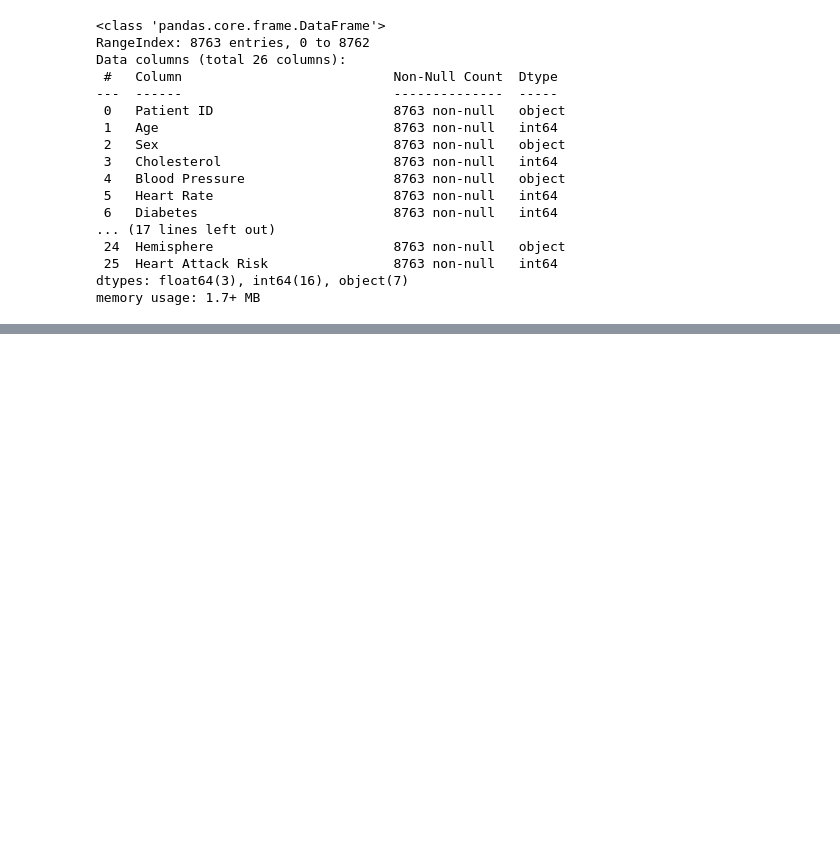
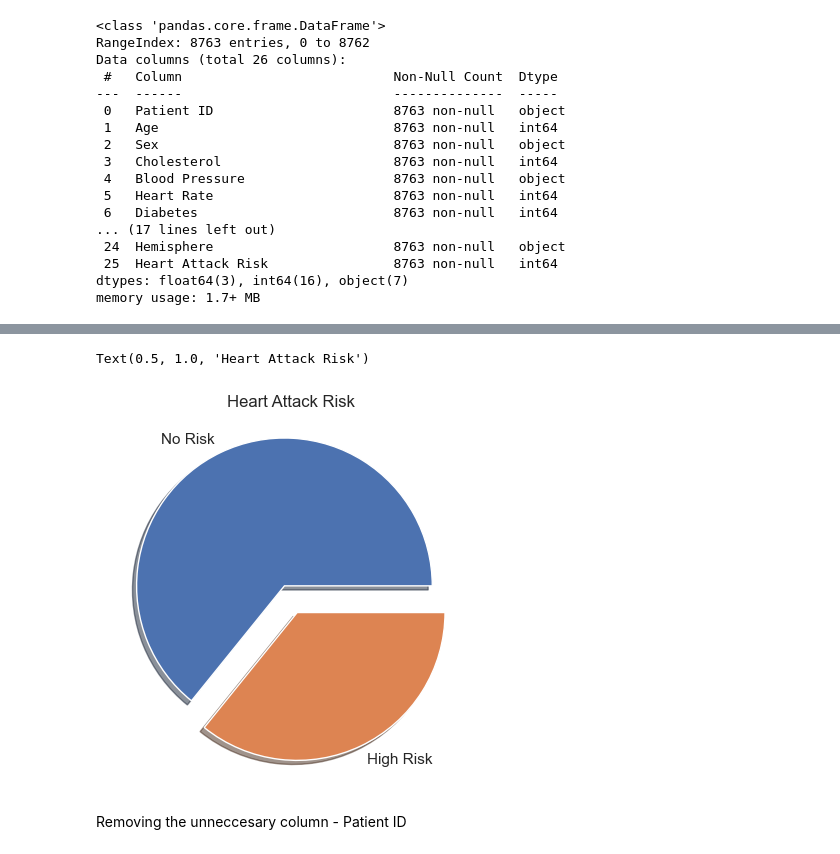
Before and after one commit to rkaushick-neu/info6105-data_science, a Jupyter notebook: Assignment2B/RishLK_Assignment2A_2B.ipynb, the cells around one changed output, grey strips where cells are left out. Drawn from its saved outputs; the diff is of its cells as text; code cells hidden in the pictures; blank space fills up the shorter version.

```diff
--- a/Assignment2B/RishLK_Assignment2A_2B.ipynb
+++ b/Assignment2B/RishLK_Assignment2A_2B.ipynb
@@ -905,0 +963,12 @@ plt.show()
+# %%
+# visualiing the same on a pie chart
+plt.pie(heart_df["Heart Attack Risk"].value_counts(),
+        labels=["No Risk", "High Risk"],
+        shadow=True,
+        explode=[0.1,0.1])
+plt.title("Heart Attack Risk")
+# %% [output]
+Text(0.5, 1.0, 'Heart Attack Risk')
+[figure, added]
+# %% [markdown]
+Removing the unneccesary column - Patient ID
```
Also changed, not shown: parts of 50 cells of this notebook.
